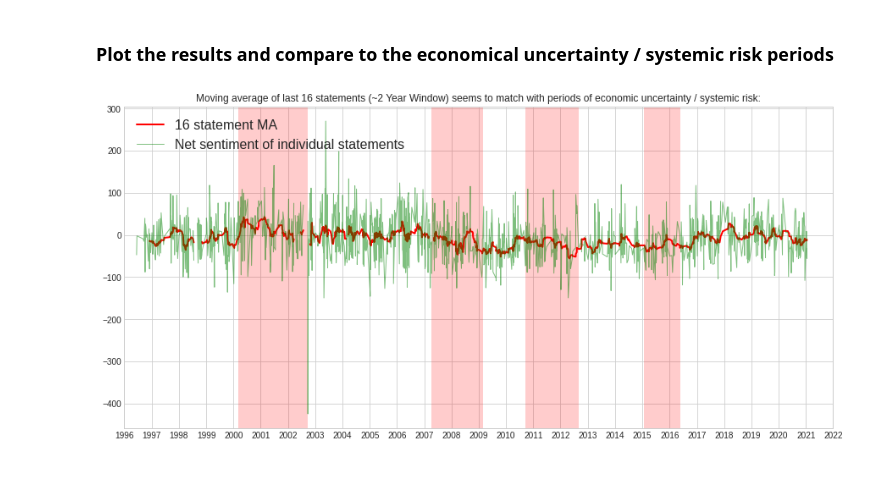
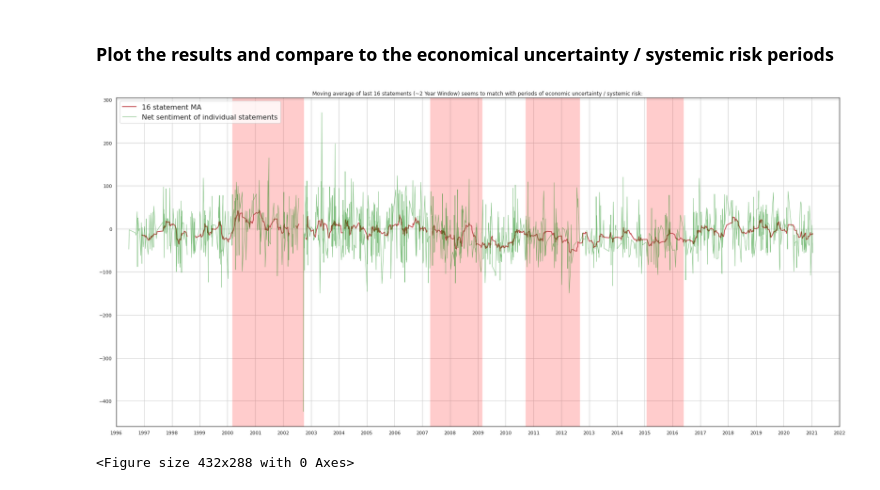
Before and after one commit to seanahmad/NLP-Federal-Reserve-Corpora, a Jupyter notebook: src/1_FOMC_Analysis_Preliminary.ipynb, the cells around one changed output. Cells and saved outputs as stored; diff of their text form; code cells hidden in the pictures.

```diff
--- a/src/1_FOMC_Analysis_Preliminary.ipynb
+++ b/src/1_FOMC_Analysis_Preliminary.ipynb
@@ -83,6 +67,7 @@ if IN_COLAB:
   keyword_lm_dir = '/content/drive/My Drive/Colab Notebooks/proj2/src/data/LoughranMcDonald/'
   glove_dir = '/content/drive/My Drive/Colab Notebooks/proj2/src/data/GloVe/'
   model_dir = '/content/drive/My Drive/Colab Notebooks/proj2/src/data/models/'
+  graph_dir = '/content/drive/My Drive/Colab Notebooks/proj2/src/data/graphs/'
 
 else:
   employment_data_dir = 'C:/Users/theon/GDrive/Colab Notebooks/proj2/src/data/MarketData/Employment/'
@@ -100,5 +85,4 @@ else:
   keyword_lm_dir = 'C:/Users/theon/GDrive/Colab Notebooks/proj2/src/data/LoughranMcDonald/'
   glove_dir = 'C:/Users/theon/GDrive/Colab Notebooks/proj2/src/data/GloVe/'
   model_dir = 'C:/Users/theon/GDrive/Colab Notebooks/proj2/src/data/models/'
+  graph_dir = 'C:/Users/theon/GDrive/Colab Notebooks/proj2/src/data/graphs/'
-# %%
-plt.style.use('seaborn-whitegrid')
@@ -104,0 +187,3 @@ plt.style.use('seaborn-whitegrid')
+# %%
+# Set Seaborn Style
+sns.set(style='white', context='notebook', palette='deep')
@@ -1104,7 +1201,7 @@ Recessions = np.logical_or.reduce( ( DotCom,
 Window = 16
 CompToMA = NetSentimentNorm.rolling(Window).mean()
 
-fig, ax = plt.subplots(figsize=(15,7))
+fig, ax = plt.subplots(figsize=(30,14))
 
 ax.plot(Data.index,
          CompToMA,
@@ -1116,39 +1213,37 @@ ax.plot(Data.index, NetSentimentNorm,
          linewidth= 1,
          alpha = 0.5)
 
 
 # format the ticks
 ax.xaxis.set_major_locator(years)
 ax.xaxis.set_major_formatter(years_fmt)
 ax.xaxis.set_minor_locator(months)
 
 # round to nearest years.
 datemin = np.datetime64(Data.index[0], 'Y')
 datemax = np.datetime64(Data.index[-1], 'Y') + np.timedelta64(1, 'Y')
 ax.set_xlim(datemin, datemax)
 
 # format the coords message box
 ax.format_xdata = mdates.DateFormatter('%Y-%m-%d')
 ax.grid(True)
 
 
-
 plt.title( str('Moving average of last ' + str(Window) + ' statements (~2 Year Window) seems to match with periods of economic uncertainty / systemic risk:'))
 
-ax.legend([str(str(Window) + ' statement MA'), 'Net sentiment of individual statements'],
-           prop={'size': 16},
-           loc = 2
-          )
+ax.legend([str(str(Window) + ' statement MA'), 'Net sentiment of individual statements'], prop={'size': 16}, loc = 2)
 
 import matplotlib.transforms as mtransforms
 trans = mtransforms.blended_transform_factory(ax.transData, ax.transAxes)
 theta = 0.9
 ax.fill_between(Data.index, 0, 10, where = Recessions,
                 facecolor='red', alpha=0.2, transform=trans)
 
 plt.show()
+plt.savefig(graph_dir + 'moving_average_2_yr_window.png')#bbox_inches='tight')
 # %% [output]
-[figure, old version]
+[figure, new version]
+<Figure size 432x288 with 0 Axes>
 # %%
 Greenspan = np.logical_and(Data.index > '1987-08-11',
                          Data.index < '2006-01-31'
```
Also changed, not shown: parts of 17 cells of this notebook, 49 other files.
